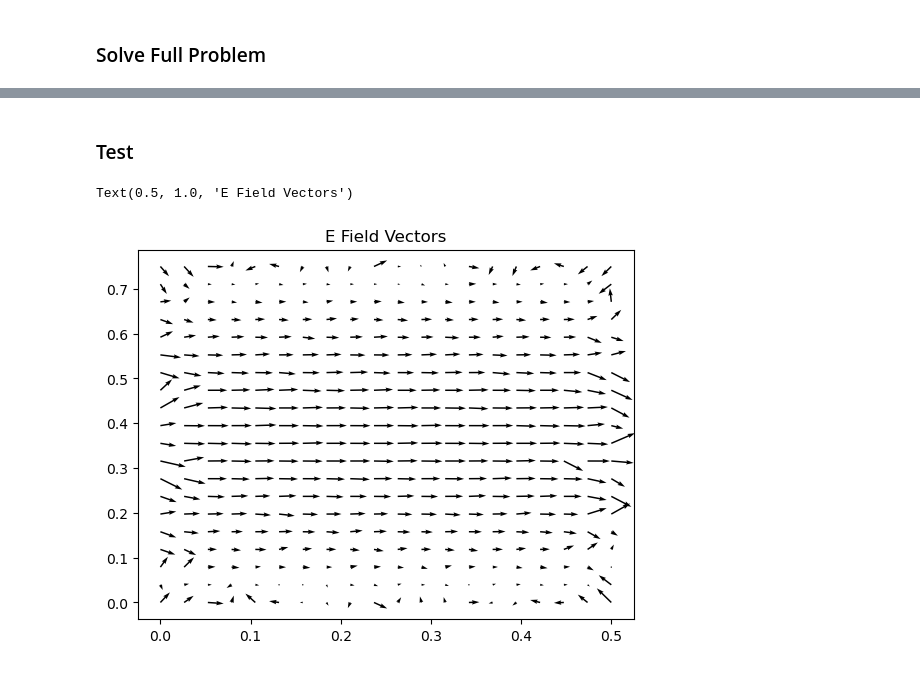
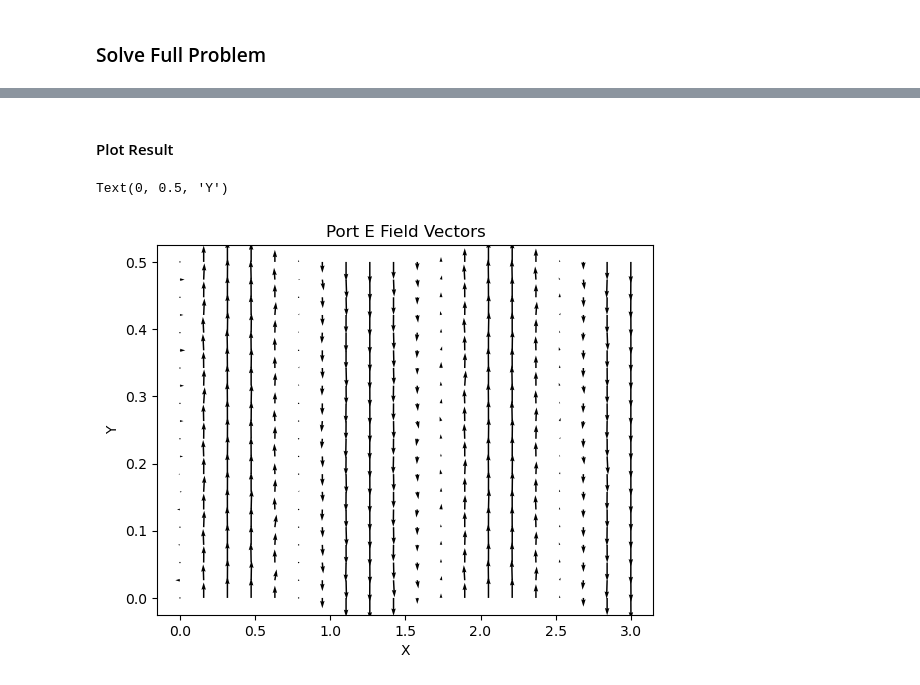
Before and after one commit to Jormit/3D-FEM-EM-Simulator, a Jupyter notebook: fem.ipynb, the cells around one changed output, grey strips where cells are left out. Drawn from its saved outputs; the diff is of its cells as text; code cells hidden in the pictures.

```diff
--- a/fem.ipynb
+++ b/fem.ipynb
@@ -479,2 +540,3 @@ T = T.tocsr()
 # %%
-sol = spsolve(S / mu_r - 27 * e_r * T, b)
+k0 = 5.5
+sol = spsolve(S / mu_r - k0**2 * e_r * T, b)
@@ -532,2 +542,0 @@ Text(0.5, 1.0, 'E Field Vectors')
-# %% [markdown]
-### Test
@@ -578,9 +543,14 @@ for i, x in enumerate(np.linspace(0,0.5,steps)):
-# %%
-plt.figure()
-plt.quiver(X,Y,U,V)
-plt.title("E Field Vectors")
-# %% [output]
-Text(0.5, 1.0, 'E Field Vectors')
-[figure, removed]
+# %% [markdown]
+#### Plot Result
+# %%
+X, Y, U, V = eval_vector_plane("XY", (20,20), ((0, 3), (0, 0.5)), 0.35, sol, modified_edge_map, nodeTagsMap, elemNodeTags, nodeCoords, np.ones(num_edges, dtype="bool"), edge_is_boundary)
+plt.figure()
+plt.quiver(X,Y,U,V)
+plt.title("Port E Field Vectors")
+plt.xlabel("X")
+plt.ylabel("Y")
+# %% [output]
+Text(0, 0.5, 'Y')
+[figure, added]
 # %%
 #gmsh.finalize()
```
Also changed, not shown: parts of 19 cells of this notebook.
